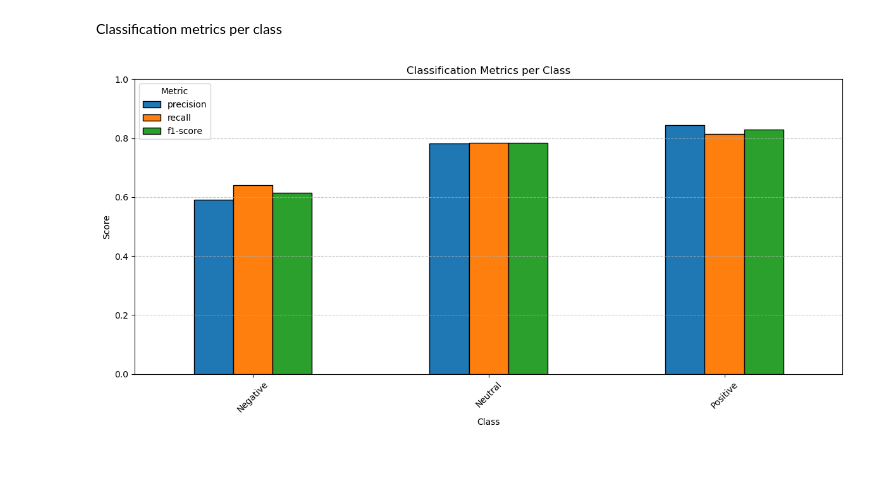
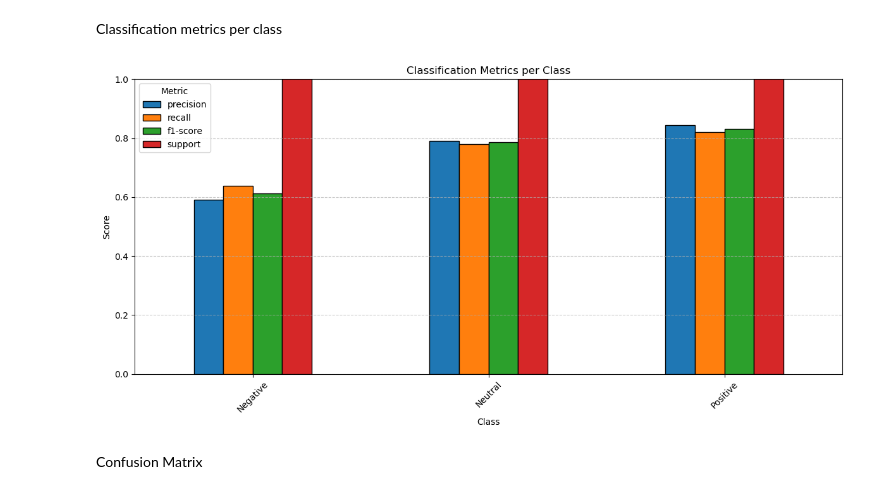
Before and after one commit to Winnee0305/COVID-Sentiment-Analysis, a Jupyter notebook: src/model/lstm/lstm_test.ipynb, the cells around one changed output. Saved outputs shown, nothing was run; the diff lists cells and outputs as text; code cells hidden in the pictures; blank space fills up the shorter version.

Commit message:
Updated visualization and documentation

```diff
--- a/src/model/lstm/lstm_test.ipynb
+++ b/src/model/lstm/lstm_test.ipynb
@@ -100,26 +116,0 @@ Bar chart of accuracy per class
-# %%
-# Get predicted and true labels
-y_pred_probs = model.predict(X_test)
-y_pred_labels = np.argmax(y_pred_probs, axis=1)
-
-y_true_labels = y_test
-
-# Compute per-class accuracy
-num_classes = len(np.unique(y_true_labels))
-class_accuracies = []
-for i in range(num_classes):
-    idx = np.where(y_true_labels == i)[0]
-    acc = accuracy_score(y_true_labels[idx], y_pred_labels[idx])
-    class_accuracies.append(acc)
-
-# Plot bar chart
-plt.figure(figsize=(10, 6))
-class_names = label_encoder.classes_  # assumes LabelEncoder was used earlier
-plt.bar(class_names, class_accuracies, color='skyblue')
-plt.ylabel("Accuracy")
-plt.title("Accuracy Per Class")
-plt.ylim(0, 1)
-plt.xticks(rotation=45)
-plt.grid(axis='y', linestyle='--', alpha=0.7)
-plt.tight_layout()
-plt.savefig("accuracy_per_class_lstm.png")
@@ -131,25 +119,28 @@ Classification metrics per class
 # %%
 # Get the classification report as a dictionary
 report_dict = classification_report(y_test, y_pred_labels, target_names=label_encoder.classes_, output_dict=True)
 
 # Convert to DataFrame
 report_df = pd.DataFrame(report_dict).transpose()
 
-# Keep only class rows (exclude avg/total rows)
-metrics = report_df.loc[label_encoder.classes_, ["precision", "recall", "f1-score"]]
+# Store to csv
+report_df.drop(['accuracy', 'macro avg', 'weighted avg'], inplace=True)
+report_df[['precision', 'recall', 'f1-score']].to_csv("classification_report_lstm.csv") # Save classification report to CSV
 
 # Plot grouped bar chart
-metrics.plot(kind="bar", figsize=(12, 6), edgecolor="black")
+report_df.plot(kind="bar", figsize=(12, 6), edgecolor="black")
 
 plt.title("Classification Metrics per Class")
 plt.xlabel("Class")
 plt.ylabel("Score")
 plt.ylim(0, 1)
 plt.xticks(rotation=45)
 plt.legend(title="Metric")
 plt.grid(axis="y", linestyle="--", alpha=0.7)
 plt.tight_layout()
 plt.savefig("classification_report_lstm.png")
 plt.show()
 # %% [output]
-[figure, old version]
+[figure, new version]
+# %% [markdown]
+Confusion Matrix
```
Also changed, not shown: parts of 15 cells of this notebook, 25 other files.
